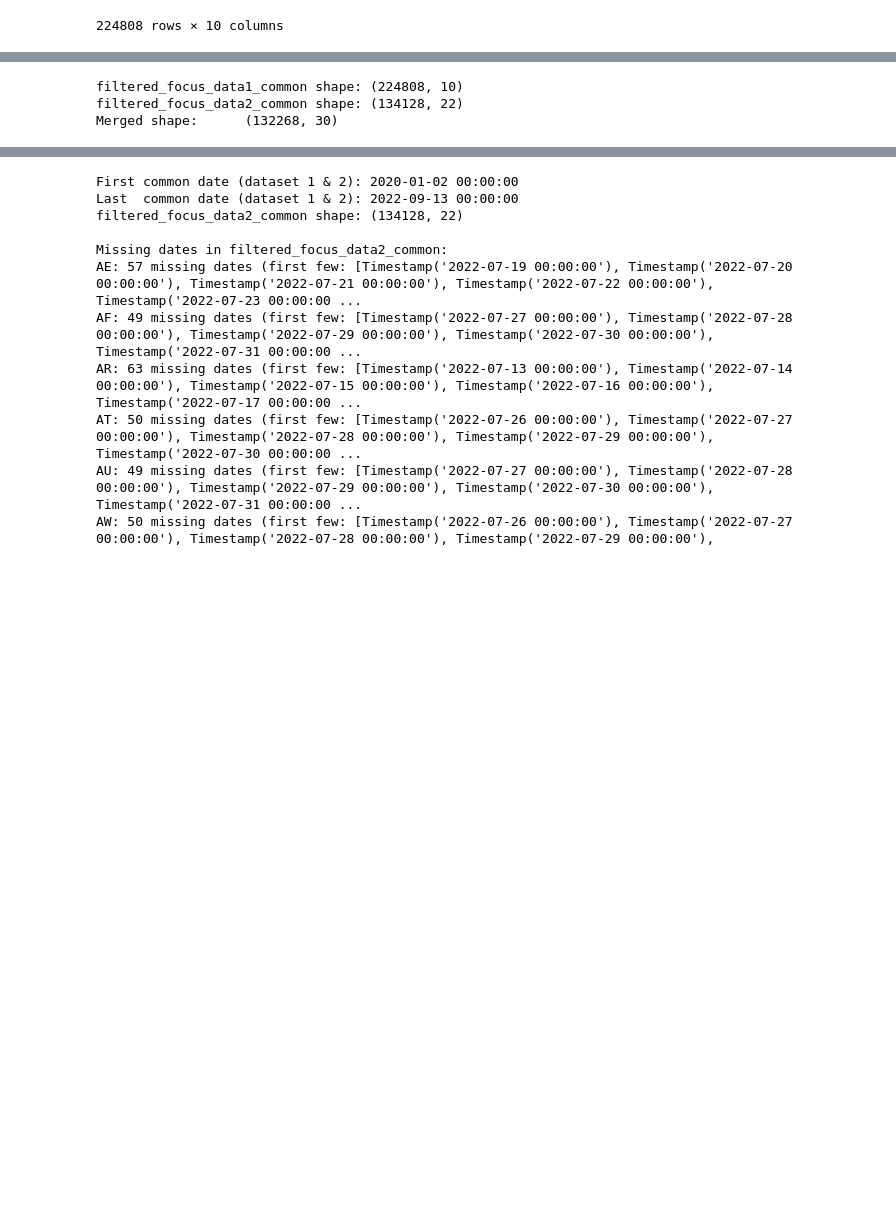
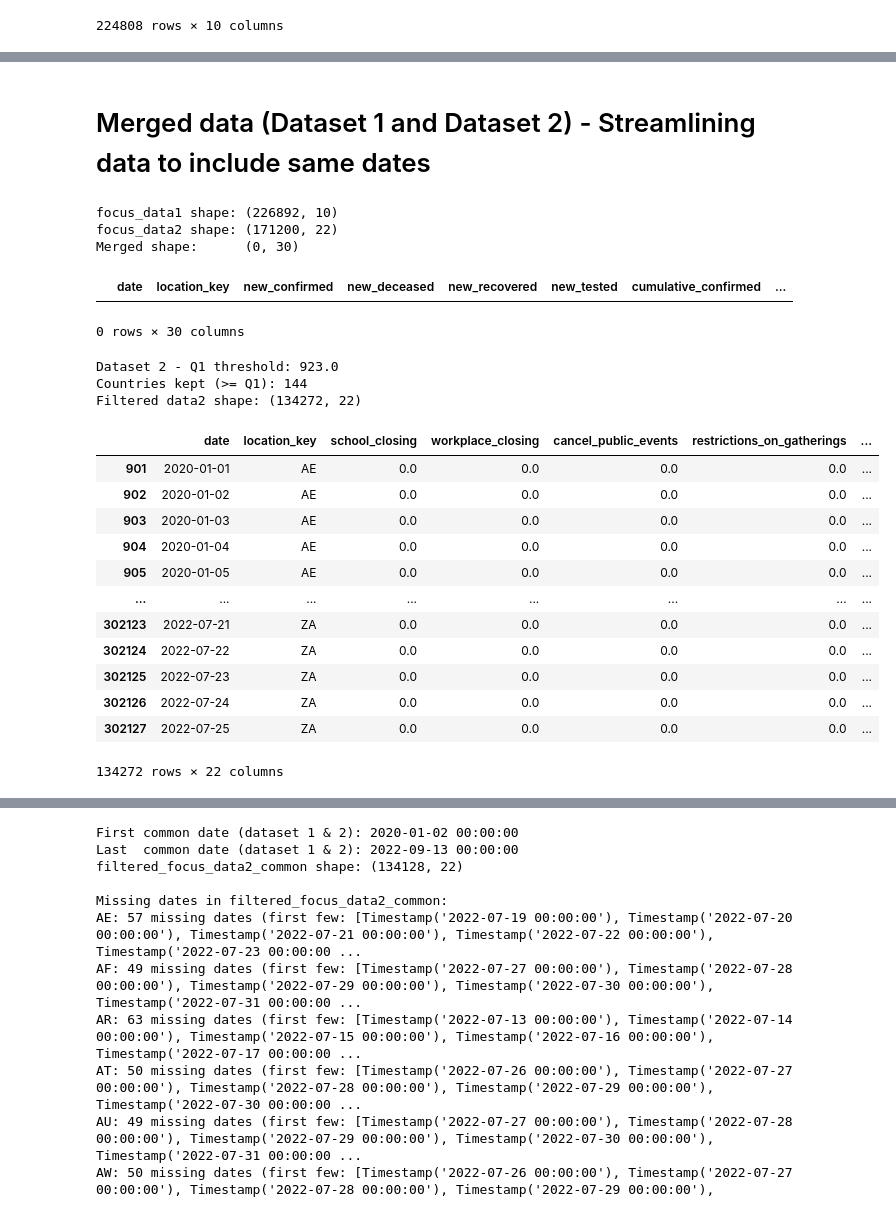
Before and after one commit to vichalder/final_project, a Jupyter notebook: notebooks/Data_cleaning_and_merging.ipynb, the cells around one changed output, grey strips where cells are left out. Drawn from its saved outputs; the diff is of its cells as text; code cells hidden in the pictures; blank space fills up the shorter version.

```diff
--- a/notebooks/Data_cleaning_and_merging.ipynb
+++ b/notebooks/Data_cleaning_and_merging.ipynb
@@ -340,11 +316,2 @@ filtered_focus_data2_common
-# %%
-# Merge epidemiology and Oxford government response datasets on date + location_key
-merged_data = filtered_focus_data1_common.merge(filtered_focus_data2_common, on=['date', 'location_key'], how='inner')
-
-print(f"filtered_focus_data1_common shape: {filtered_focus_data1_common.shape}")
-print(f"filtered_focus_data2_common shape: {filtered_focus_data2_common.shape}")
-print(f"Merged shape:      {merged_data.shape}")
-# %% [output]
-filtered_focus_data1_common shape: (224808, 10)
-filtered_focus_data2_common shape: (134128, 22)
-Merged shape:      (132268, 30)
+# %% [markdown]
+# Merged data (Dataset 1 and Dataset 2) - Streamlining data to include same dates
@@ -350,0 +352,56 @@ Merged shape:      (132268, 30)
+# %%
+# Merge epidemiology and Oxford government response datasets on date + location_key
+merged_data = focus_data1.merge(
+    focus_data2,
+    on=['date', 'location_key'],
+    how='inner',
+    validate='one_to_one'
+)
+
+# Keep only the selected focus countries
+merged_data = merged_data[merged_data['location_key'].isin(focus_countries)].copy()
+
+print(f"focus_data1 shape: {focus_data1.shape}")
+print(f"focus_data2 shape: {focus_data2.shape}")
+print(f"Merged shape:      {merged_data.shape}")
+# %% [output]
+focus_data1 shape: (226892, 10)
+focus_data2 shape: (171200, 22)
+Merged shape:      (0, 30)
+# %%
+merged_data
+# %% [output]
+|  | date | location_key | new_confirmed | new_deceased | new_recovered | new_tested | cumulative_confirmed | ... |
+0 rows × 30 columns
+# %%
+# Using statistics to filter the data
+# We will keep countries that have number of days recorded >= Q1 (first quartile)
+
+# For dataset 2
+q1_dataset2 = stats2['Q1']
+# Filtering dataset to exclude data with observation numbers below Q1
+filtered_countries_2 = focus_data2_numberOfDays[focus_data2_numberOfDays >= q1_dataset2].index.tolist()
+filtered_focus_data2 = focus_data2[focus_data2['location_key'].isin(filtered_countries_2)]
+
+print(f"\nDataset 2 - Q1 threshold: {q1_dataset2}")
+print(f"Countries kept (>= Q1): {len(filtered_countries_2)}")
+print(f"Filtered data2 shape: {filtered_focus_data2.shape}")
+
+filtered_focus_data2
+# %% [output]
+Dataset 2 - Q1 threshold: 923.0
+Countries kept (>= Q1): 144
+Filtered data2 shape: (134272, 22)
+|  | date | location_key | school_closing | workplace_closing | cancel_public_events | restrictions_on_gatherings | ... |
+| 901 | 2020-01-01 | AE | 0.0 | 0.0 | 0.0 | 0.0 | ... |
+| 902 | 2020-01-02 | AE | 0.0 | 0.0 | 0.0 | 0.0 | ... |
+| 903 | 2020-01-03 | AE | 0.0 | 0.0 | 0.0 | 0.0 | ... |
+| 904 | 2020-01-04 | AE | 0.0 | 0.0 | 0.0 | 0.0 | ... |
+| 905 | 2020-01-05 | AE | 0.0 | 0.0 | 0.0 | 0.0 | ... |
+| ... | ... | ... | ... | ... | ... | ... | ... |
+| 302123 | 2022-07-21 | ZA | 0.0 | 0.0 | 0.0 | 0.0 | ... |
+| 302124 | 2022-07-22 | ZA | 0.0 | 0.0 | 0.0 | 0.0 | ... |
+| 302125 | 2022-07-23 | ZA | 0.0 | 0.0 | 0.0 | 0.0 | ... |
+| 302126 | 2022-07-24 | ZA | 0.0 | 0.0 | 0.0 | 0.0 | ... |
+| 302127 | 2022-07-25 | ZA | 0.0 | 0.0 | 0.0 | 0.0 | ... |
+134272 rows × 22 columns
```
Also changed, not shown: parts of 10 cells of this notebook.
